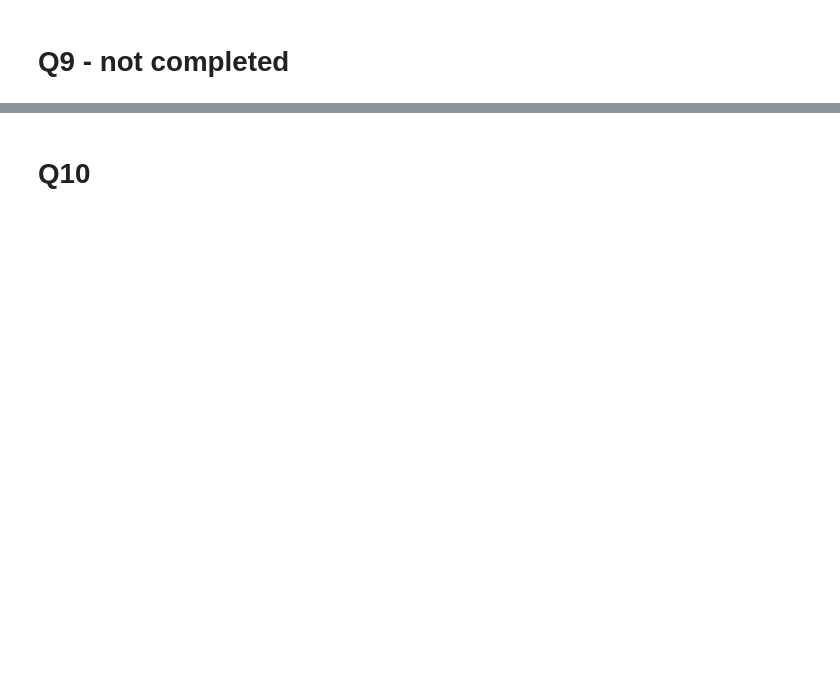
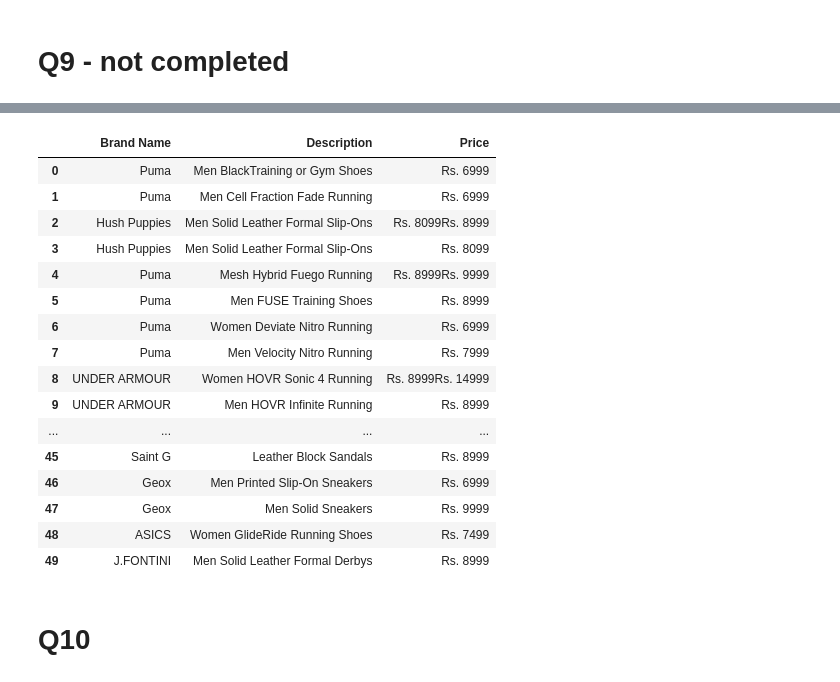
Before and after one commit to jkhan3/Internship, a Jupyter notebook: web__scrapping_assignment2.ipynb, the cells around one changed output, grey strips where cells are left out. Saved outputs shown, nothing was run; the diff lists cells and outputs as text; code cells hidden in the pictures; blank space fills up the shorter version.

```diff
--- a/web__scrapping_assignment2.ipynb
+++ b/web__scrapping_assignment2.ipynb
@@ -753,9 +1287,29 @@ driver=webdriver.Chrome("chromedriver.exe")
 url = 'https://www.myntra.com/shoes'
 driver.get(url)
 # %%
-color_filter = driver.find_elements_by_xpath("//input[@class='price-input']")
+price_filter = driver.find_elements_by_xpath("//lable[@class='common-customCheckbox vertical-filters-label']//input")
 
 for i in color_filter:
-    if i.text == 'Rs. 6871 to Rs. 13578':
+    if i.text == 'Rs. 6935 to Rs. 13621':
         i.click()
         break
+# %%
+color_filter = driver.find_elements_by_xpath("//label[@class='common-customCheckbox']//span")
+
+for i in color_filter:
+    if i.text == 'Black':
+        i.click()
+        break
+# %%
+brand_name = driver.find_elements_by_xpath("//h3[@class='product-brand']")
+Product_desc = driver.find_elements_by_xpath("//h4[@class='product-product']")
+prod_price = driver.find_elements_by_xpath("//div[@class='product-price']//span[1] or ")
+
+brand = [] #empty list
+product = [] #empty list
+price = [] #empty list
+
+for i in brand_name:
+    brand.append(i.text)
+
+brand
@@ -761,0 +1334,5 @@ for i in color_filter:
+# %%
+for i in Product_desc:
+    product.append(i.text)
+
+product
@@ -762,3 +1380,27 @@ for i in color_filter:
+# %%
+sneakers=pd.DataFrame({})
+sneakers['Brand Name']=brand
+sneakers['Description']=pd.Series(product)
+sneakers['Price']=pd.Series(price)
+sneakers
+# %% [output]
+|  | Brand Name | Description | Price |
+| 0 | Puma | Men BlackTraining or Gym Shoes | Rs. 6999 |
+| 1 | Puma | Men Cell Fraction Fade Running | Rs. 6999 |
+| 2 | Hush Puppies | Men Solid Leather Formal Slip-Ons | Rs. 8099Rs. 8999 |
+| 3 | Hush Puppies | Men Solid Leather Formal Slip-Ons | Rs. 8099 |
+| 4 | Puma | Mesh Hybrid Fuego Running | Rs. 8999Rs. 9999 |
+| 5 | Puma | Men FUSE Training Shoes | Rs. 8999 |
+| 6 | Puma | Women Deviate Nitro Running | Rs. 6999 |
+| 7 | Puma | Men Velocity Nitro Running | Rs. 7999 |
+| 8 | UNDER ARMOUR | Women HOVR Sonic 4 Running | Rs. 8999Rs. 14999 |
+| 9 | UNDER ARMOUR | Men HOVR Infinite Running | Rs. 8999 |
+| ... | ... | ... | ... |
+| 45 | Saint G | Leather Block Sandals | Rs. 8999 |
+| 46 | Geox | Men Printed Slip-On Sneakers | Rs. 6999 |
+| 47 | Geox | Men Solid Sneakers | Rs. 9999 |
+| 48 | ASICS | Women GlideRide Running Shoes | Rs. 7499 |
+| 49 | J.FONTINI | Men Solid Leather Formal Derbys | Rs. 8999 |
 # %% [markdown]
 # Q10
 # %%
```
Also changed, not shown: parts of 80 cells of this notebook.
